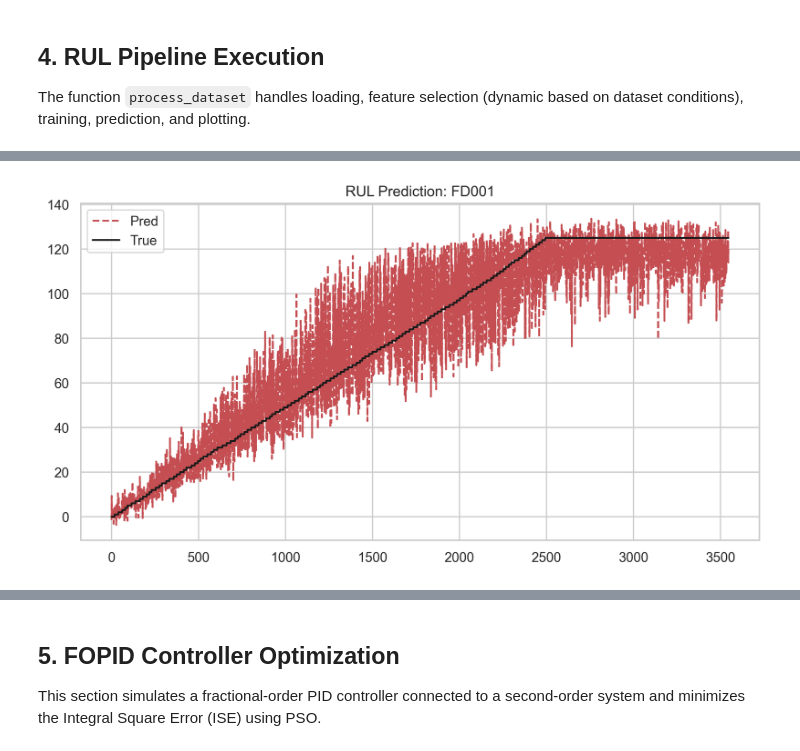
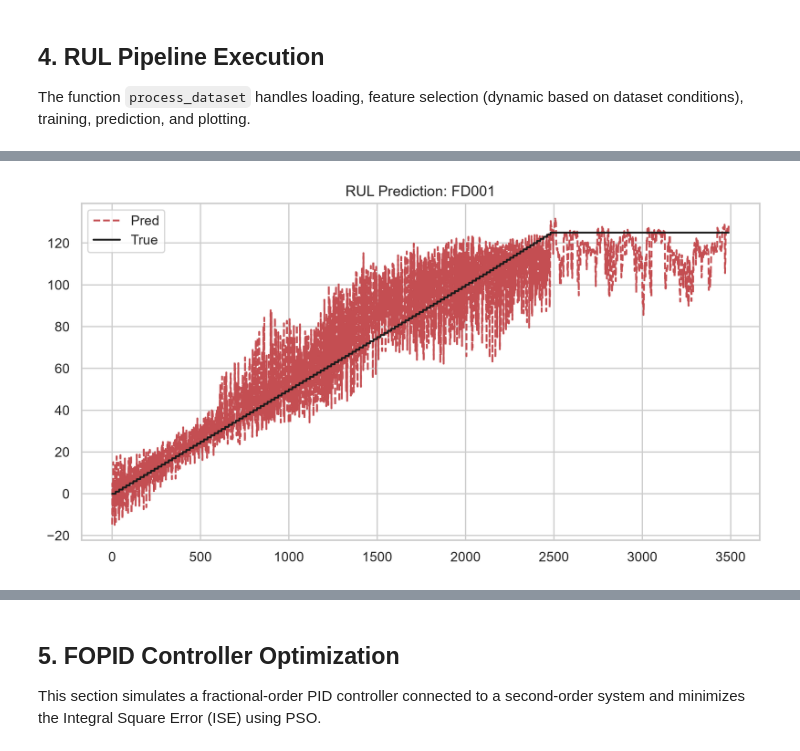
Before and after one commit to eitt/measurement-and-control, a Jupyter notebook: measure_control_colab.ipynb, the cells around one changed output, grey strips where cells are left out. Saved outputs shown, nothing was run; the diff lists cells and outputs as text; code cells hidden in the pictures.

```diff
--- a/measure_control_colab.ipynb
+++ b/measure_control_colab.ipynb
@@ -212,14 +230,14 @@ def train_final_model(X_train, y_train, hidden_sizes):
 ## 4. RUL Pipeline Execution
 The function `process_dataset` handles loading, feature selection (dynamic based on dataset conditions), training, prediction, and plotting.
 # %%
-# Step 5: Run complete RUL pipeline per CMAPSS subset.
-# Step 6: Compare model quality and aggregate metrics.
+# Step 7: Run complete RUL pipeline per CMAPSS subset.
+# Step 8: Compare model quality and aggregate metrics.
 
 def process_dataset(dataset_name: str) -> Dict:
     print(f"\n{'='*40}\nProcessing {dataset_name}\n{'='*40}")
 
     # Metadata & Settings check
-    # Step 5.1: Load dataset-specific feature policy.
+    # Step 7.1: Load dataset-specific feature policy.
     metadata = {
         'FD001': {'keep_settings': False},
         'FD002': {'keep_settings': True},
@@ -229,32 +247,56 @@ def process_dataset(dataset_name: str) -> Dict:
     keep_settings = metadata.get(dataset_name, {}).get('keep_settings', False)
 
     train_path = f'data/CMAPSSData/train_{dataset_name}.txt'
-    test_path = f'data/CMAPSSData/test_{dataset_name}.txt'
     try:
         train_df = load_cmapss(train_path)
-        test_df = load_cmapss(test_path)
     except FileNotFoundError:
         print(f"Files for {dataset_name} not found.")
         return {}
 
-    # Step 5.2: Compute Remaining Useful Life targets.
-    rul = compute_rul(train_df)
-
+    # Step 7.2: Compute Remaining Useful Life targets.
+    train_rul = compute_rul(train_df)
     # Feature Selection
     cols_to_drop = ['col_6', 'col_8', 'col_9', 'col_10', 'col_14', 'col_15', 'col_17', 'col_20', 'col_21', 'col_22', 'col_23']
     if not keep_settings:
         cols_to_drop.extend(['col_3', 'col_4', 'col_5'])
 
-    df_red = train_df.drop(columns=cols_to_drop, errors='ignore')
+    reduced = train_df.drop(columns=cols_to_drop, errors='ignore')
 
-    X, y = build_sequences(df_red, rul, seq_len=30)
-    X_train, X_val, y_train, y_val = train_test_split(X, y, test_size=0.2, random_state=42)
+    # Corrección del objetivo RUL
+
+    # During the initial stages of operation, the machine/motor is completely healthy. However, a strictly linear RUL assigns
+    # a decreasing value from the first cycle (e.g., RUL = 250). Since the sensors show no signs of degradation at the beginning,
+    # it is impossible for the model to learn the relationship between healthy sensors and an RUL of 250,
+    # generating a huge mean squared error (MSE) during the early stages.
+
+    # Split complete engine trajectories before creating sliding windows.
+    units = np.sort(reduced['col_1'].unique())
+    train_units, val_units = train_test_split(
+        units, test_size=0.2, random_state=42
+    )
+    df_train_red = reduced[reduced['col_1'].isin(train_units)].copy()
+    df_val_red = reduced[reduced['col_1'].isin(val_units)].copy()
+
+    # Remove flat sensors and fit normalization on training engines only.
+    selected_features = select_non_flat_features(df_train_red)
+    df_train_red = df_train_red[['col_1', 'col_2', *selected_features]]
+    df_val_red = df_val_red[['col_1', 'col_2', *selected_features]]
+    scaler = MinMaxScaler().fit(df_train_red[selected_features])
+
+    # compute_rul applies the piecewise-linear target clipping at 125.
+    X_train, y_train = build_sequences(
+        df_train_red, train_rul, seq_len=30, scaler=scaler
+    )
+    X_val, y_val = build_sequences(
+        df_val_red, train_rul, seq_len=30, scaler=scaler
+    )
+    print(f"Train windows: {X_train.shape}; validation windows: {X_val.shape}")
 
     # Optimization & Training
     print("Optimizing MLP Architecture...")
     # Step 5.3: Optimize MLP hidden layers with PSO.
     best_hidden, best_score, mlp_history = pso_optimize(X_train, X_val, y_train, y_val, n_particles=5, n_iter=5)
-    print(f"Best Config: {best_hidden}, MSE: {best_score:.2f}")
+    print(f"Best Config: {best_hidden}, MSE: {best_score:.2f}, RMSE: {(best_score**0.5):.2f}")
 
     # Plot Convergence
     plt.figure(figsize=(8, 4))
@@ -270,7 +312,8 @@ def process_dataset(dataset_name: str) -> Dict:
 
     mae = mean_absolute_error(y_val, preds)
     mse = mean_squared_error(y_val, preds)
-    print(f"Final Validation MSE: {mse:.2f}")
+    rmse = mse**0.5
+    print(f"Final Validation MSE: {mse:.2f}, RMSE: {rmse:.2f}")
 
     # Plot Predictions
     plt.figure(figsize=(10, 5))
@@ -281,11 +324,44 @@ def process_dataset(dataset_name: str) -> Dict:
     plt.legend()
     plt.show()
 
-    return {'Dataset': dataset_name, 'Best Hidden Layers': str(best_hidden), 'MSE': mse, 'MAE': mae}
+    # Run original test set over the final model to compare with literature results.
+    test_path = f'data/CMAPSSData/test_{dataset_name}.txt'
+    rul_path = f'data/CMAPSSData/RUL_{dataset_name}.txt'
+    try:
+        test_df = load_cmapss(test_path)
+        test_rul_df = load_cmapss_rul(rul_path)
+        test_rul_series = test_rul_df['rul']
+        test_rul_series.index = test_df['col_1'].unique()  # Align RUL with engine IDs
+        test_rul = compute_rul(test_df, base_rul=test_rul_series)
+
+        reduced = test_df.drop(columns=cols_to_drop, errors='ignore')
+        test_units = np.sort(reduced['col_1'].unique())
+        df_test_red = reduced[reduced['col_1'].isin(test_units)].copy()
+
+        # Remove flat sensors and fit normalization on training engines only.
+        df_test_red = df_test_red[['col_1', 'col_2', *selected_features]]
+
+        # compute_rul applies the piecewise-linear target clipping at 125.
+        X_test, y_test = build_sequences(
+            df_test_red, test_rul, seq_len=30, scaler=scaler
+        )
+
+        test_df_red = test_df[['col_1', 'col_2', *selected_features]]
+        X_test, y_test = build_sequences(test_df_red, test_rul, seq_len=30, scaler=scaler)
+        test_preds = model.predict(X_test)
+
+        test_mae = mean_absolute_error(y_test, test_preds)
+        test_mse = mean_squared_error(y_test, test_preds)
+        test_rmse = test_mse**0.5
+        print(f"Final Test MSE: {test_mse:.2f}, RMSE: {test_rmse:.2f}")
+    except FileNotFoundError:
+        print(f"Files for {dataset_name} not found.")
+
+    return {'Dataset': dataset_name, 'Best Hidden Layers': str(best_hidden), 'MSE': mse, 'MAE': mae, 'RMSE': rmse}
 
 # Executing for all datasets
 results = []
-for ds in ['FD001']: #['FD001', 'FD002', 'FD003', 'FD004']:
+for ds in ['FD001']: #, 'FD002', 'FD003', 'FD004']:
     res = process_dataset(ds)
     if res:
         results.append(res)
@@ -304 +381 @@ Final Validation MSE: 192.82
-[figure, old version]
+[figure, new version]
```
Also changed, not shown: parts of 7 cells of this notebook, 1 other file.
